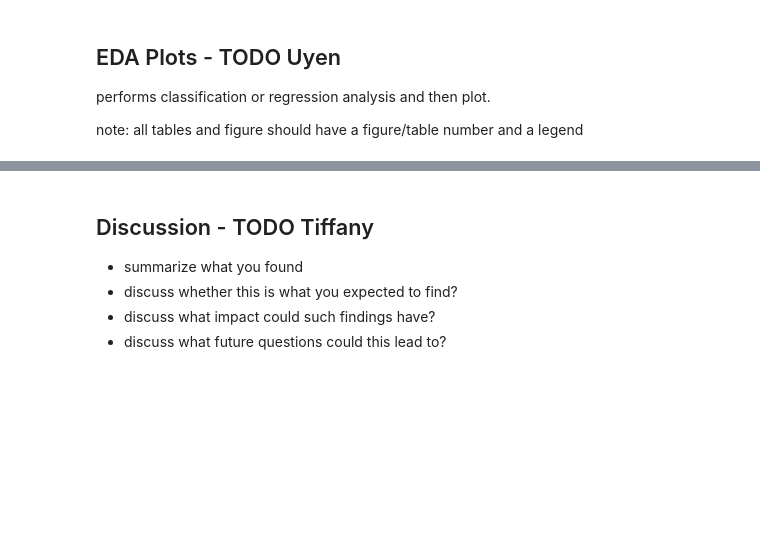
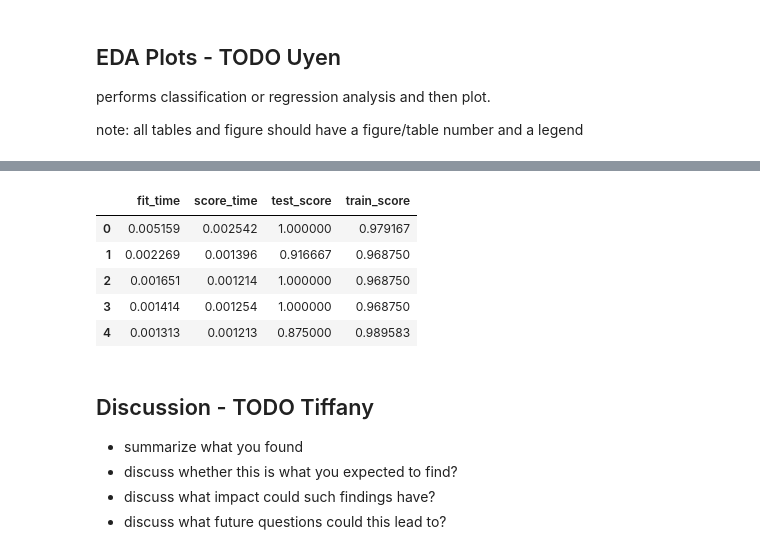
Before and after one commit to tiffchu/group28, a Jupyter notebook: iris_predictor_report.ipynb, the cells around one changed output, grey strips where cells are left out. Saved outputs shown, nothing was run; the diff lists cells and outputs as text; code cells hidden in the pictures; blank space fills up the shorter version.

```diff
--- a/iris_predictor_report.ipynb
+++ b/iris_predictor_report.ipynb
@@ -267,5 +283,46 @@ note: all tables and figure should have a figure/table number and a legend
 # %%
 # TODO -> use decision tree or whatever classifier. Might also want a pipeline for scaling etc
+
+from sklearn.model_selection import train_test_split
+from sklearn.preprocessing import MinMaxScaler, StandardScaler
+from sklearn.neighbors import KNeighborsClassifier
+from sklearn.tree import DecisionTreeClassifier
+from sklearn.pipeline import make_pipeline
+from sklearn.model_selection import cross_validate
+
+
+#Split data into train and test data set
+X = df.drop('species', axis=1)
+y = df['species']
+
+X_train, X_test, y_train, y_test = train_test_split(
+    X, y, test_size=0.2, random_state=123
+)
+
+scaling = StandardScaler()
+
+knn = KNeighborsClassifier()
+dt = DecisionTreeClassifier()
+
+pipe = make_pipeline(
+    scaling,
+    knn
+    )
+
+pipe.fit(X_train, y_train)
+
+scores = cross_validate(
+    pipe, X_train, y_train, cv=5, return_train_score = True
+)
+
+pd.DataFrame(scores)
+# %% [output]
+|  | fit_time | score_time | test_score | train_score |
+| 0 | 0.005159 | 0.002542 | 1.000000 | 0.979167 |
+| 1 | 0.002269 | 0.001396 | 0.916667 | 0.968750 |
+| 2 | 0.001651 | 0.001214 | 1.000000 | 0.968750 |
+| 3 | 0.001414 | 0.001254 | 1.000000 | 0.968750 |
+| 4 | 0.001313 | 0.001213 | 0.875000 | 0.989583 |
 # %%
 # TODO -> creates a visualization of the result of the analysis
 # %% [markdown]
```
Also changed, not shown: parts of 1 cell of this notebook.
